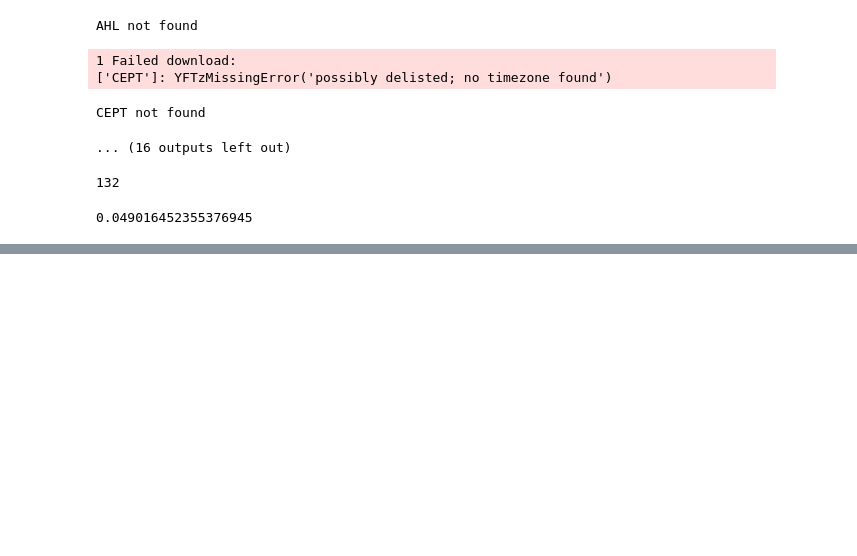
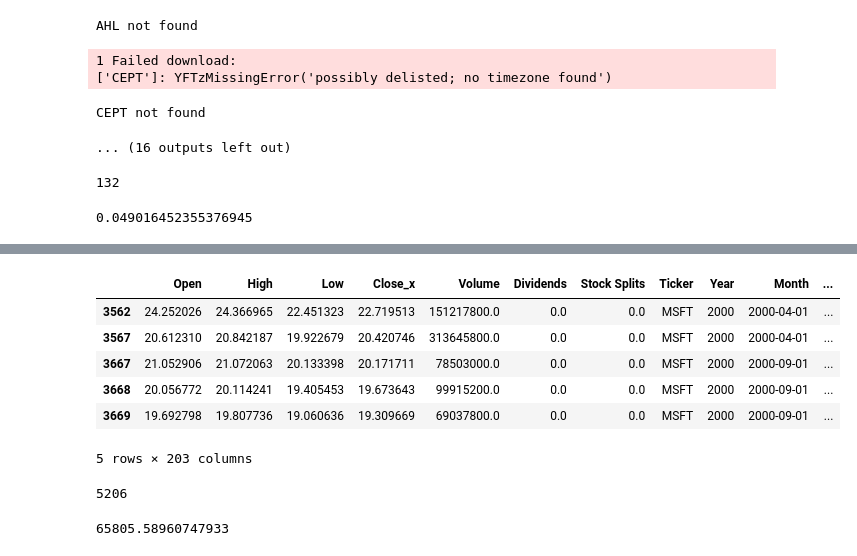
Before and after one commit to coco-siyu/stock-markets-analytics-zoomcamp, a Jupyter notebook: cohorts/2026/homework2.ipynb, the cells around one changed output, grey strips where cells are left out. Cells and saved outputs as stored; diff of their text form; code cells hidden in the pictures; blank space fills up the shorter version.

```diff
--- a/cohorts/2026/homework2.ipynb
+++ b/cohorts/2026/homework2.ipynb
@@ -356,0 +476,20 @@ snapshot.describe()
+# %%
+df["Date"] = pd.to_datetime(df["Date"])
+# %%
+rsi_threshold = 30
+# %%
+trades = df[
+    (df["Date"] >= "2000-01-01") &
+    (df["Date"] <= "2025-06-01") &
+    (df["rsi"] < rsi_threshold)
+].copy()
+
+trades.head()
+# %% [output]
+|  | Open | High | Low | Close_x | Volume | Dividends | Stock Splits | Ticker | Year | Month | ... |
+| 3562 | 24.252026 | 24.366965 | 22.451323 | 22.719513 | 151217800.0 | 0.0 | 0.0 | MSFT | 2000 | 2000-04-01 | ... |
+| 3567 | 20.612310 | 20.842187 | 19.922679 | 20.420746 | 313645800.0 | 0.0 | 0.0 | MSFT | 2000 | 2000-04-01 | ... |
+| 3667 | 21.052906 | 21.072063 | 20.133398 | 20.171711 | 78503000.0 | 0.0 | 0.0 | MSFT | 2000 | 2000-09-01 | ... |
+| 3668 | 20.056772 | 20.114241 | 19.405453 | 19.673643 | 99915200.0 | 0.0 | 0.0 | MSFT | 2000 | 2000-09-01 | ... |
+| 3669 | 19.692798 | 19.807736 | 19.060636 | 19.309669 | 69037800.0 | 0.0 | 0.0 | MSFT | 2000 | 2000-09-01 | ... |
+5 rows × 203 columns
@@ -356,0 +504,9 @@ snapshot.describe()
+# %%
+len(rsi_df)
+# %% [output]
+5206
+# %%
+net_income = 1000 * (rsi_df['growth_future_30d'] - 1).sum()
+net_income
+# %% [output]
+65805.58960747933
```
Also changed, not shown: parts of 17 cells of this notebook, 2 other files.
